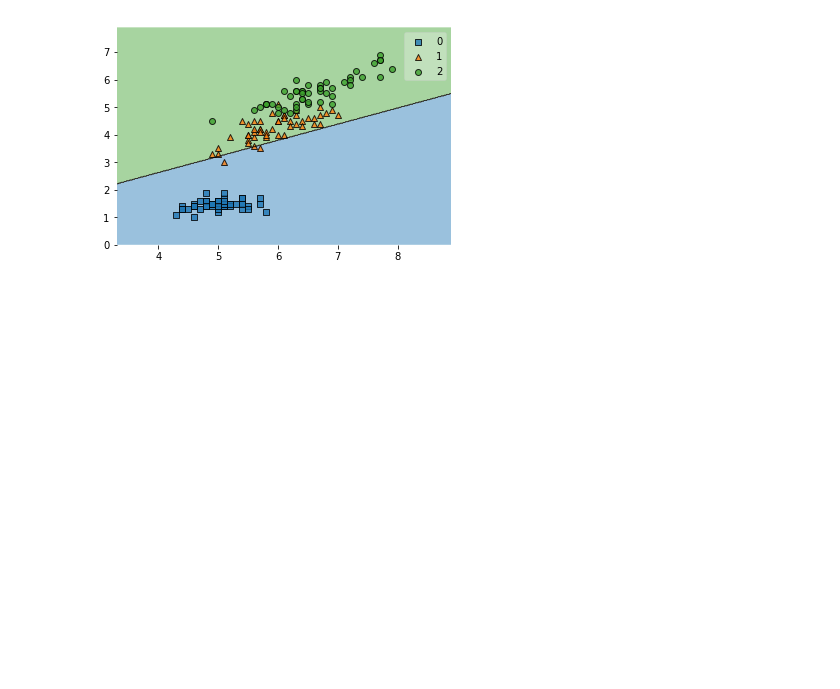
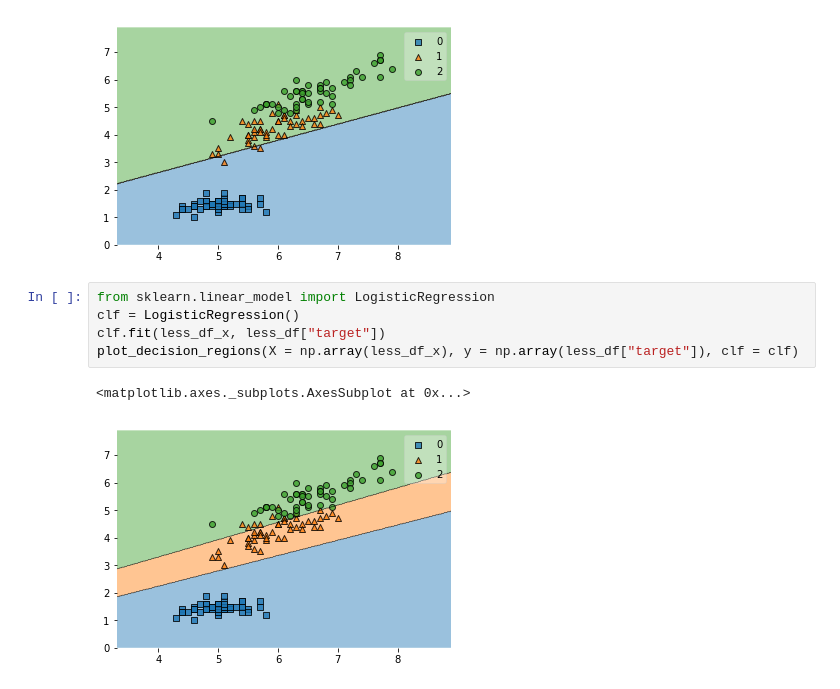
Before and after one commit to Elwing-Chou/mlclass, a Jupyter notebook: Perceptron.ipynb, the cells around one changed output. Saved outputs shown, nothing was run; the diff lists cells and outputs as text; blank space fills up the shorter version.

```diff
--- a/Perceptron.ipynb
+++ b/Perceptron.ipynb
@@ -63,3 +63,11 @@ plot_decision_regions(X = np.array(less_df_x), y = np.array(less_df["target"]),
 # %% [output]
 <matplotlib.axes._subplots.AxesSubplot at 0x...>
 [figure]
+# %%
+from sklearn.linear_model import LogisticRegression
+clf = LogisticRegression()
+clf.fit(less_df_x, less_df["target"])
+plot_decision_regions(X = np.array(less_df_x), y = np.array(less_df["target"]), clf = clf)
+# %% [output]
+<matplotlib.axes._subplots.AxesSubplot at 0x...>
+[figure, added]
```
Also changed, not shown: parts of 1 cell of this notebook.
